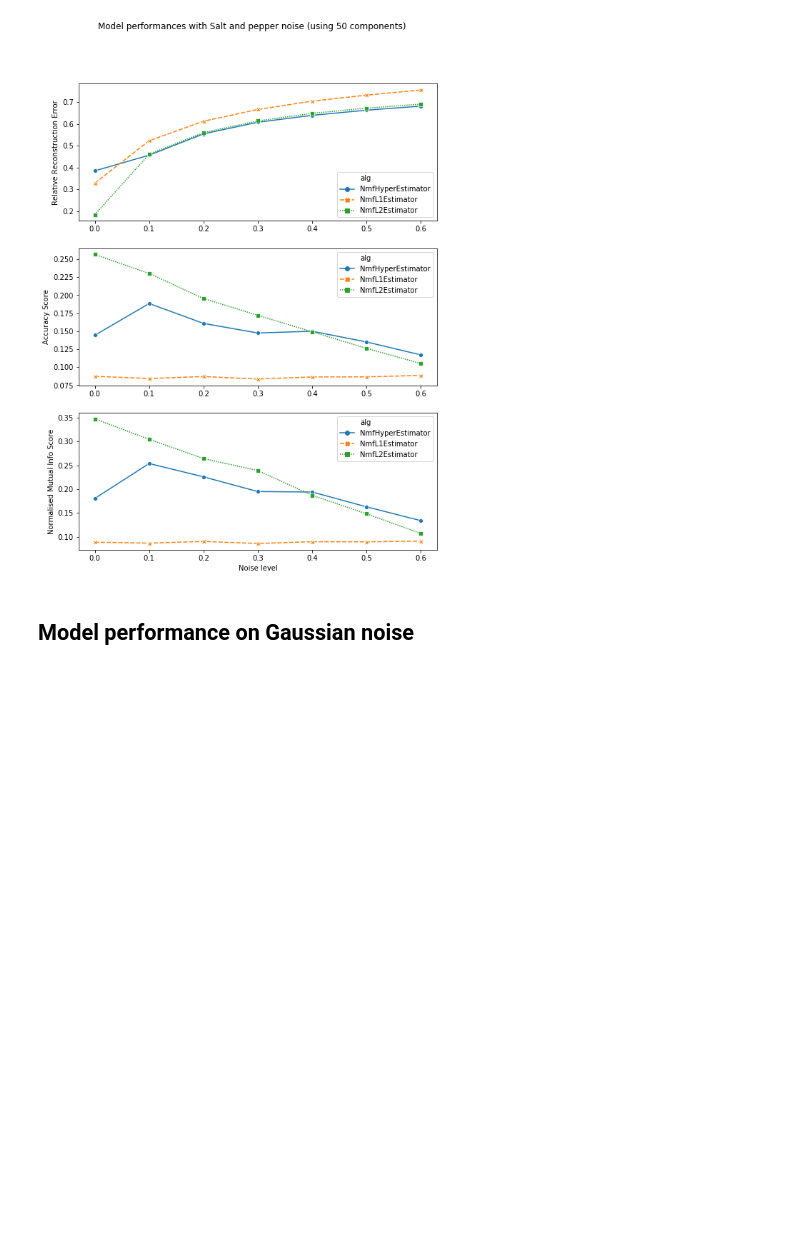
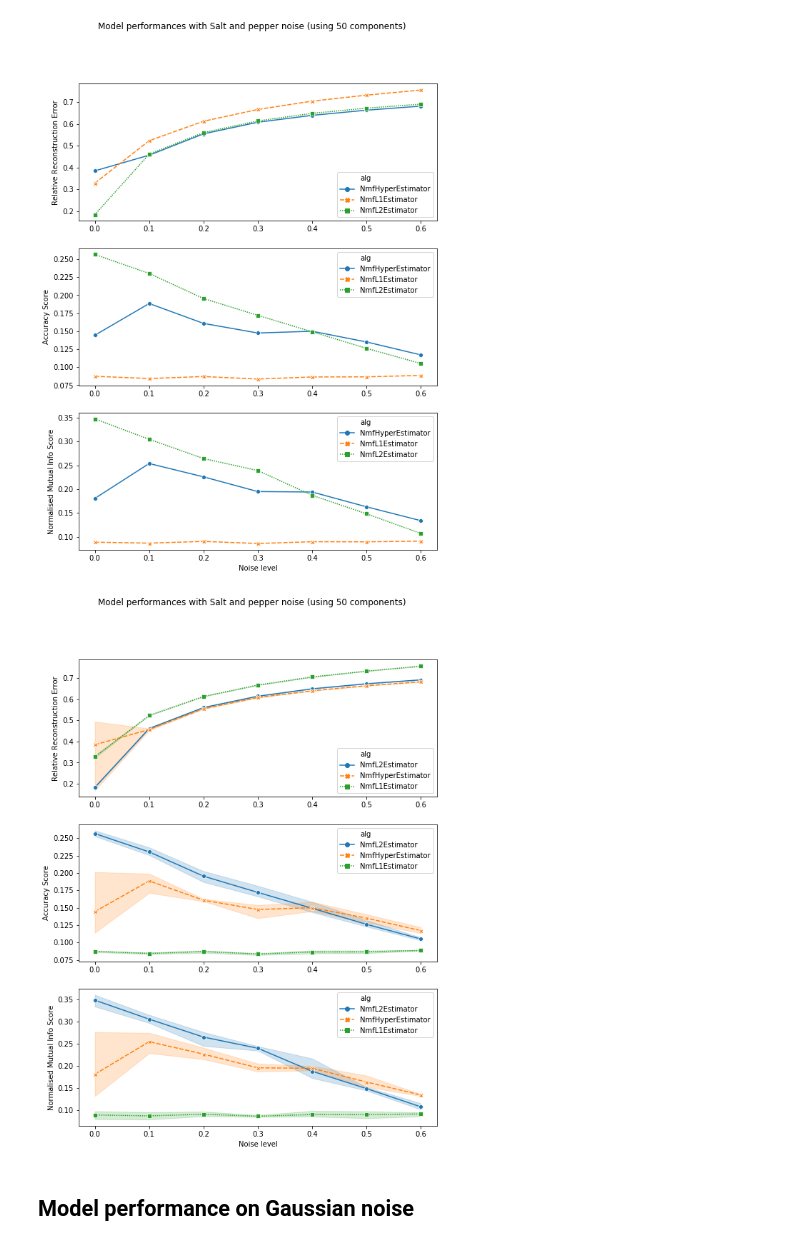
Before and after one commit to Dovermore/COMP5328NMF, a Jupyter notebook: src/assignment_CroppedYaleB.ipynb, the cells around one changed output. Saved outputs shown, nothing was run; the diff lists cells and outputs as text; code cells hidden in the pictures; blank space fills up the shorter version.

Commit message:
add yaleb basic data and plots

```diff
--- a/src/assignment_CroppedYaleB.ipynb
+++ b/src/assignment_CroppedYaleB.ipynb
@@ -405,5 +406,75 @@ plt.savefig("snp_scaled_90%")
 # %% [output]
 [figure]
+# %%
+# Plotting RRE, Accuracy and NMI scores against different Salt & pepper noise levels for n_components=50
+fig = plt.figure(figsize=[9, 12])
+
+ax = fig.add_subplot(311)
+sns.lineplot(
+    x="p",
+    y="rre",
+    hue="alg",
+    #size="n_components",
+    style="alg",
+    data=evaluations_snp.query("n_components == 50 and (alg=='NmfL2Estimator' or alg=='NmfHyperEstimator' or alg=='NmfL1Estimator')"),
+    estimator='mean',
+    ci=95,
+    n_boot=1000,
+    markers=True,
+    seed=None,
+    sort=True,
+    err_style='band',
+    #legend='full',
+)
+ax.set_xlabel('')
+ax.set_ylabel("Relative Reconstruction Error")
+#ax.legend(title="Algorithm", loc="upper left", labels=['NMF (sklearn)','L2-NMF','Hypersurface'])
+
+ax = fig.add_subplot(312)
+sns.lineplot(
+    x="p",
+    y="acc_score",
+    hue="alg",
+    #size="n_components",
+    style="alg",
+    data=evaluations_snp.query("n_components == 50 and (alg=='NmfL2Estimator' or alg=='NmfHyperEstimator' or alg=='NmfL1Estimator')"),
+    estimator='mean',
+    ci=95,
+    n_boot=1000,
+    markers=True,
+    seed=None,
+    sort=True,
+    err_style='band',
+    legend='full',
+)
+ax.set_xlabel('')
+ax.set_ylabel("Accuracy Score")
+#ax.legend(title="Algorithm", loc="upper right", labels=['NMF (sklearn)','L2-NMF','Hypersurface'])
+
+ax = fig.add_subplot(313)
+sns.lineplot(
+    x="p",
+    y="nmi_score",
+    hue="alg",
+    #size="n_components",
+    style="alg",
+    data=evaluations_snp.query("n_components == 50 and (alg=='NmfL2Estimator' or alg=='NmfHyperEstimator' or alg=='NmfL1Estimator')"),
+    estimator='mean',
+    ci=95,
+    markers=True,
+    n_boot=1000,
+    seed=None,
+    sort=True,
+    err_style='band',
+    legend='full',
+)
+ax.set_xlabel("Noise level")
+ax.set_ylabel("Normalised Mutual Info Score")
+#ax.legend(title="Algorithm", loc="upper right", labels=['NMF (sklearn)','L2-NMF','Hypersurface'])
+plt.suptitle("Model performances with Salt and pepper noise (using 50 components)")
+plt.savefig("../figures/YaleB/snp_scaled_90_with_ci")
+# %% [output]
+[figure, added]
 # %% [markdown]
 ## Model performance on Gaussian noise
 # %%
```
Also changed, not shown: parts of 7 cells of this notebook, 8 other files.
